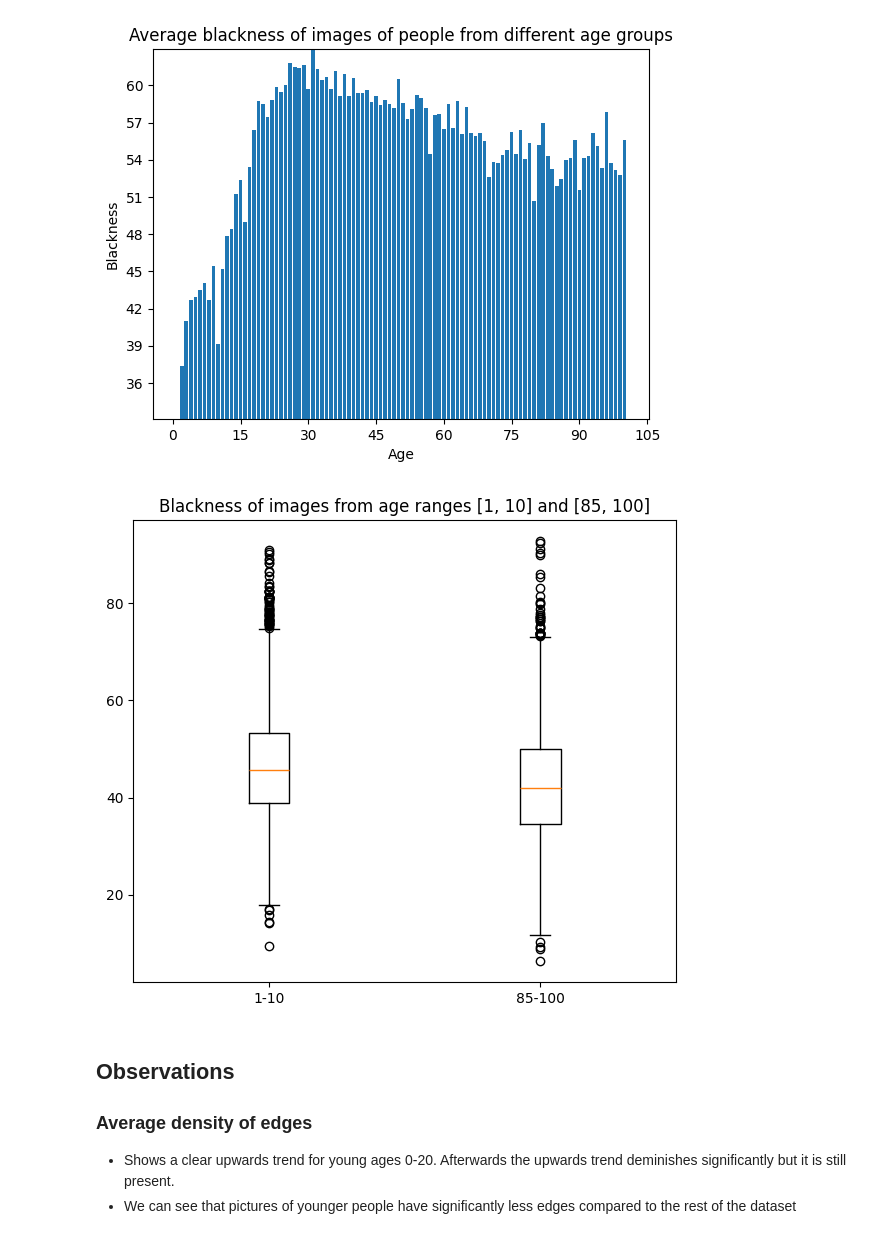
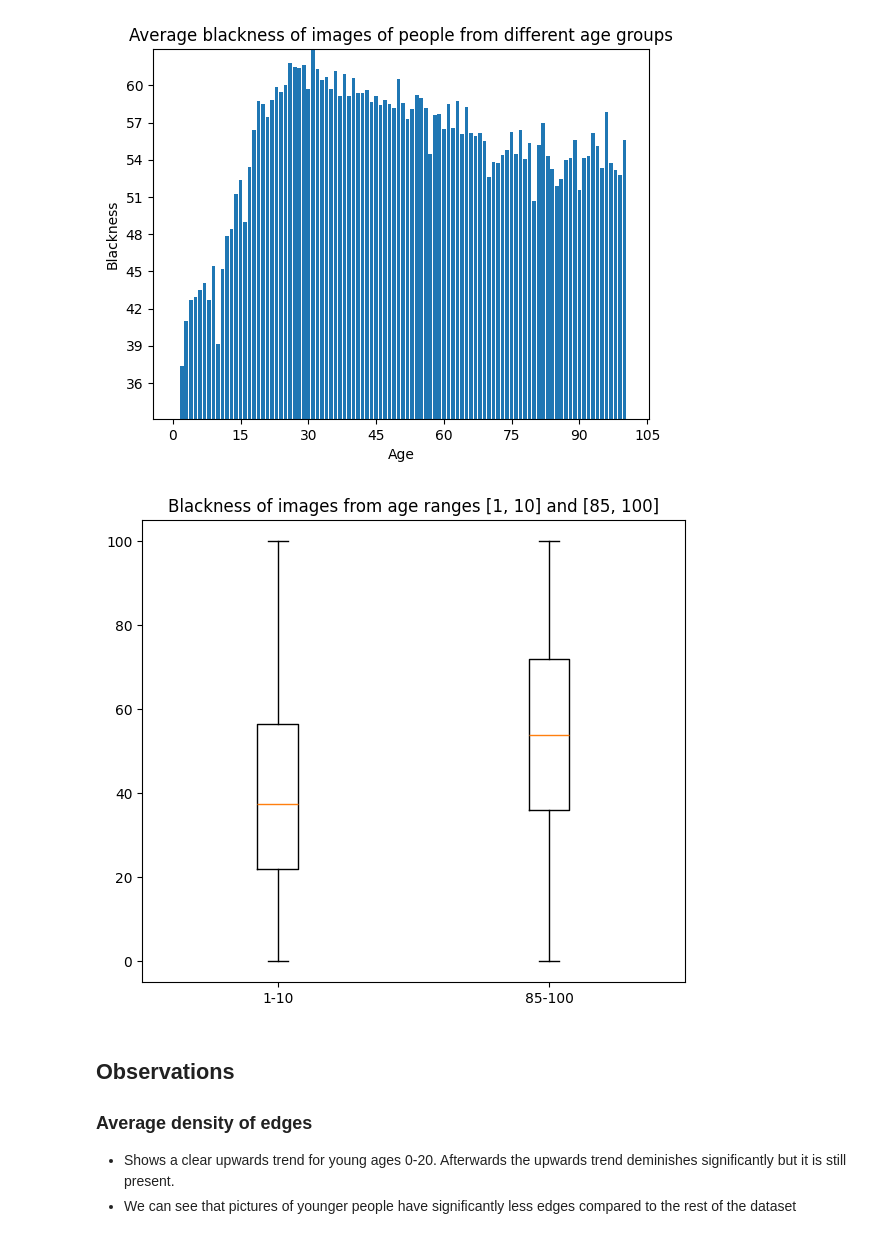
Before and after one commit to domser2002/ML_age_recognition, a Jupyter notebook: dataset/EDA.ipynb, the cells around one changed output. Saved outputs shown, nothing was run; the diff lists cells and outputs as text; code cells hidden in the pictures.

Commit message:
fixed broken boxplot

```diff
--- a/dataset/EDA.ipynb
+++ b/dataset/EDA.ipynb
@@ -257,10 +257,10 @@ histogram.histogram(data, "Average blackness of images of people from different
 # %% [output]
 [figure]
 # %%
-data = apply_algorithm.boxplot_apply(wrapper.contrast, path)
+data = apply_algorithm.boxplot_apply(wrapper.blackness, path)
 box.boxplot(data, "Blackness of images from age ranges [1, 10] and [85, 100]")
 # %% [output]
-[figure, old version]
+[figure, new version]
 # %% [markdown]
 ## Observations
 ### Average density of edges
```
